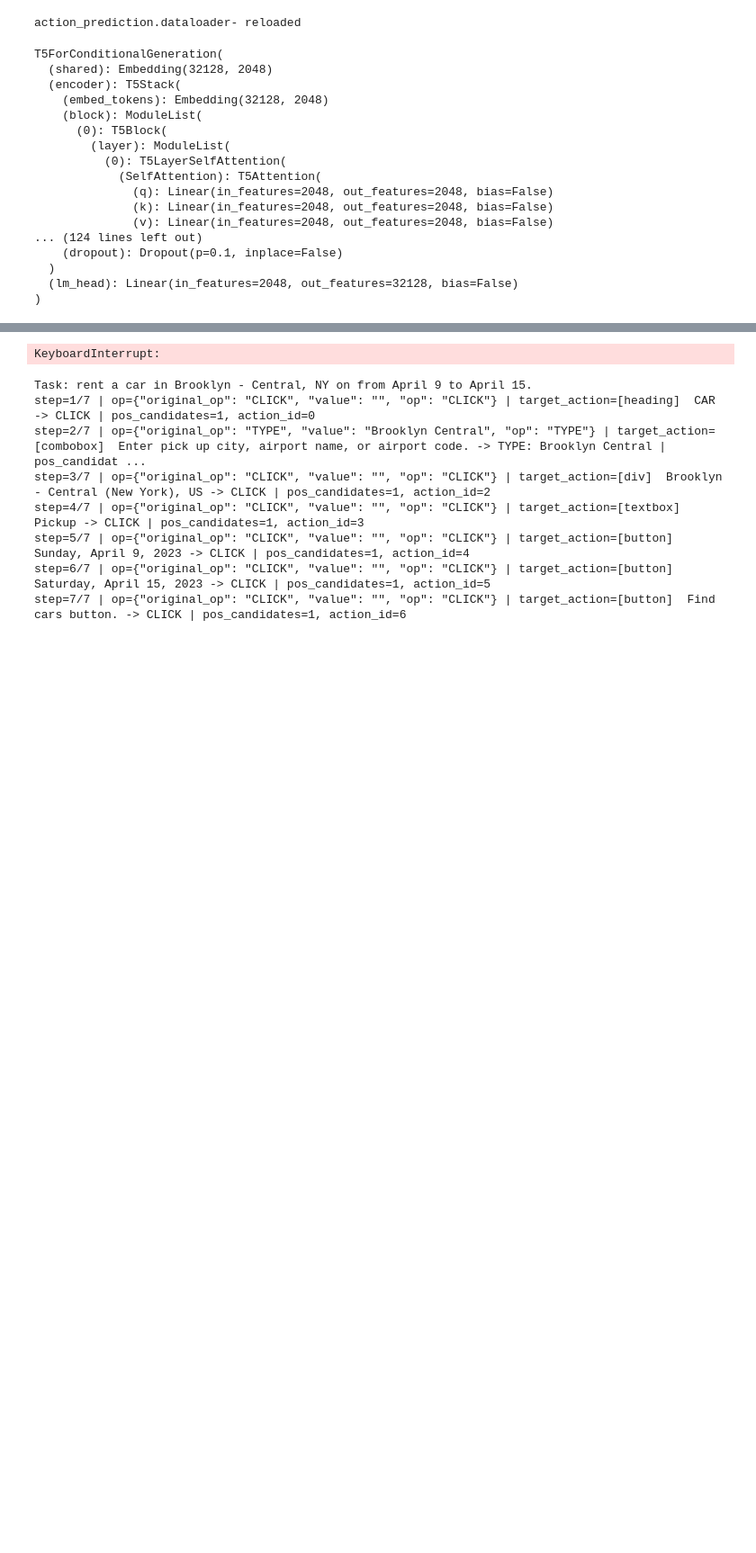
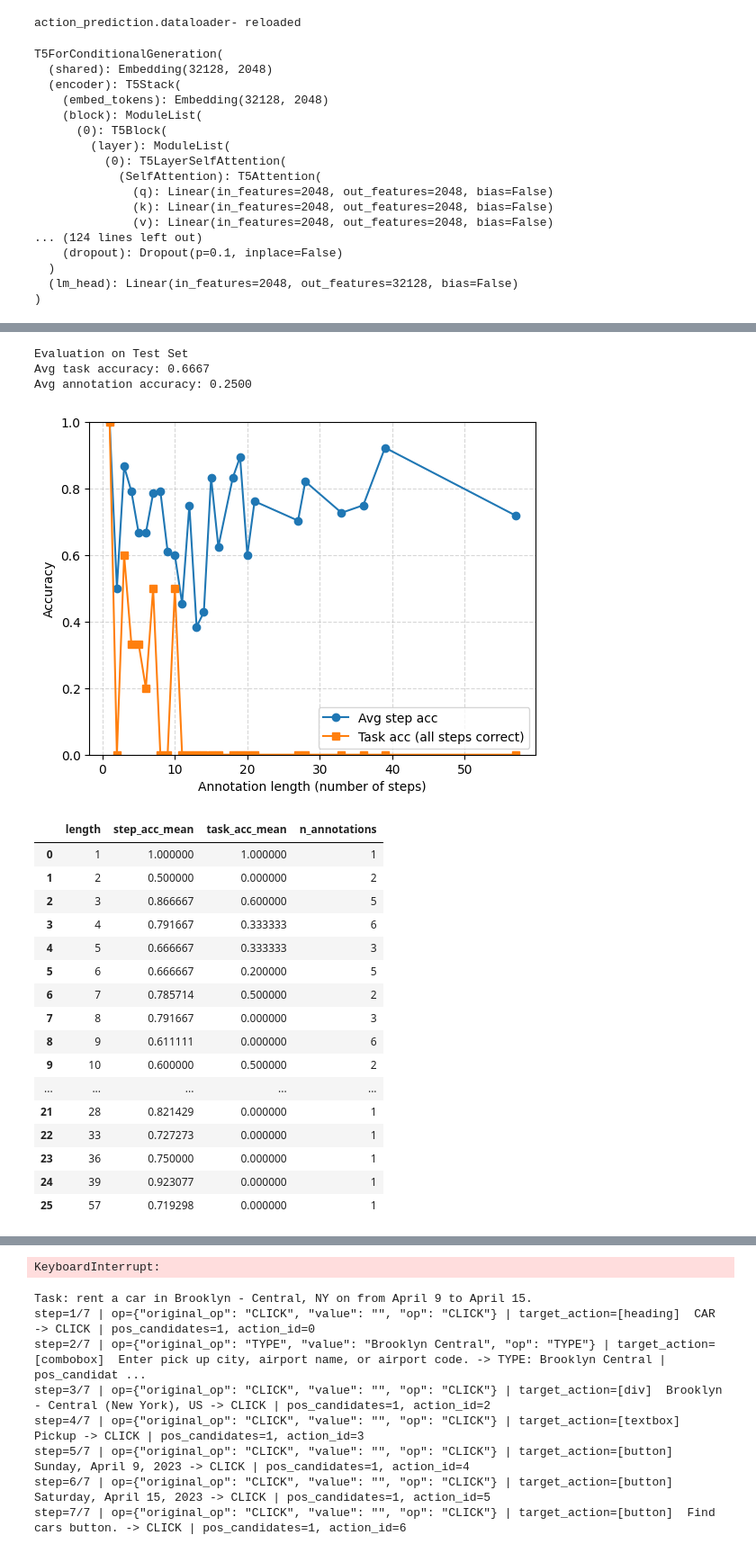
Before and after one commit to amitxy/Robots-That-Ask-For-Help-Over-The-Horizon, a Jupyter notebook: research.ipynb, the cells around one changed output, grey strips where cells are left out. Shown at 90% size. Drawn from its saved outputs; the diff is of its cells as text; code cells hidden in the pictures; blank space fills up the shorter version.

```diff
--- a/research.ipynb
+++ b/research.ipynb
@@ -280,0 +279,27 @@ np.float64(1.0)
+# %%
+print("Evaluation on Test Set")
+print(f"Avg task accuracy: {test_df['correct'].mean():.4f}")
+print(f"Avg annotation accuracy: {test_task_group['correct'].min().mean():.4f}")
+utils.plot_accuracy_vs_length(cal_df)
+# %% [output]
+Evaluation on Test Set
+Avg task accuracy: 0.6667
+Avg annotation accuracy: 0.2500
+[figure, added]
+|  | length | step_acc_mean | task_acc_mean | n_annotations |
+| 0 | 1 | 1.000000 | 1.000000 | 1 |
+| 1 | 2 | 0.500000 | 0.000000 | 2 |
+| 2 | 3 | 0.866667 | 0.600000 | 5 |
+| 3 | 4 | 0.791667 | 0.333333 | 6 |
+| 4 | 5 | 0.666667 | 0.333333 | 3 |
+| 5 | 6 | 0.666667 | 0.200000 | 5 |
+| 6 | 7 | 0.785714 | 0.500000 | 2 |
+| 7 | 8 | 0.791667 | 0.000000 | 3 |
+| 8 | 9 | 0.611111 | 0.000000 | 6 |
+| 9 | 10 | 0.600000 | 0.500000 | 2 |
+| ... | ... | ... | ... | ... |
+| 21 | 28 | 0.821429 | 0.000000 | 1 |
+| 22 | 33 | 0.727273 | 0.000000 | 1 |
+| 23 | 36 | 0.750000 | 0.000000 | 1 |
+| 24 | 39 | 0.923077 | 0.000000 | 1 |
+| 25 | 57 | 0.719298 | 0.000000 | 1 |
```
Also changed, not shown: parts of 15 cells of this notebook.
